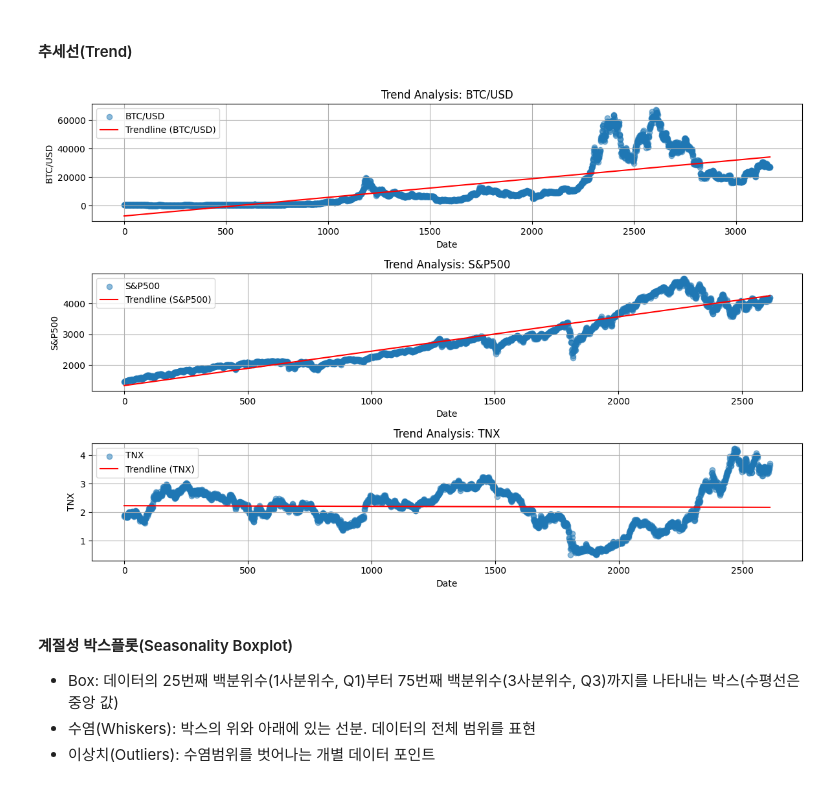
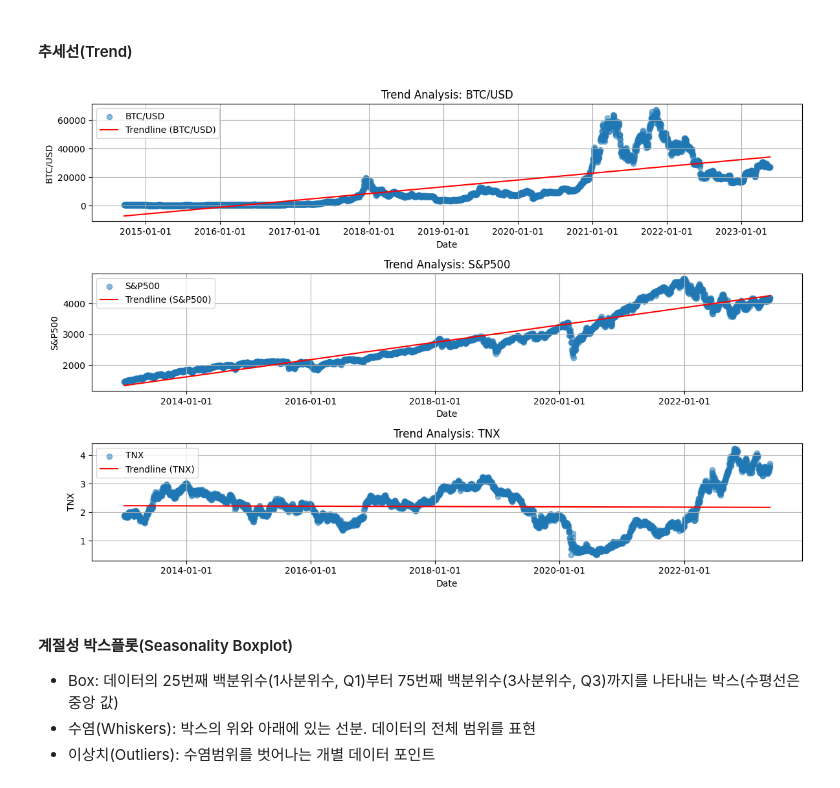
Before and after one commit to young1ll/time-series-da, a Jupyter notebook: upbitAnalyzer_data_analysis_report.ipynb, the cells around one changed output. Cells and saved outputs as stored; diff of their text form; code cells hidden in the pictures.

```diff
--- a/upbitAnalyzer_data_analysis_report.ipynb
+++ b/upbitAnalyzer_data_analysis_report.ipynb
@@ -221,55 +221,58 @@ plt.show()
 # %%
 import numpy as np
 from sklearn.linear_model import LinearRegression
-
-# 선형 회귀 분석을 위해 날짜를 숫자형으로 변환
-x = np.arange(len(btc_usd_df.index)).reshape(-1, 1)
+import matplotlib.dates as mdates
 
 # 서브플롯 설정
 fig, axs = plt.subplots(3, 1, figsize=(12, 8))
+# x = np.arange(len(btc_usd_df.index)).reshape(-1, 1)
 
 # BTC/USD 추세 시각화
-axs[0].scatter(x, btc_usd_df['Adj Close'], label='BTC/USD', alpha=0.5)
-model = LinearRegression()
-model.fit(x, btc_usd_df['Adj Close'])
-y_pred = model.predict(x)
-axs[0].plot(x, y_pred, color='red', label='Trendline (BTC/USD)')
+axs[0].scatter(btc_usd_df.index, btc_usd_df['Adj Close'], label='BTC/USD', alpha=0.5)
+x_btc = np.arange(len(btc_usd_df.index)).reshape(-1, 1)
+model_btc = LinearRegression()
+model_btc.fit(x_btc, btc_usd_df['Adj Close'])
+y_pred_btc = model_btc.predict(x_btc)
+axs[0].plot(btc_usd_df.index, y_pred_btc, color='red', label='Trendline (BTC/USD)')
 axs[0].set_xlabel('Date')
 axs[0].set_ylabel('BTC/USD')
 axs[0].set_title('Trend Analysis: BTC/USD')
+axs[0].xaxis.set_major_formatter(mdates.DateFormatter('%Y-%m-%d'))  # x 축의 날짜 형식 지정
 axs[0].legend()
 axs[0].grid(True)
 
 # S&P500 추세 시각화
-x = np.arange(len(snp500_df.index)).reshape(-1, 1)
-axs[1].scatter(x, snp500_df['Adj Close'], label='S&P500', alpha=0.5)
-model = LinearRegression()
-model.fit(x, snp500_df['Adj Close'])
-y_pred = model.predict(x)
-axs[1].plot(x, y_pred, color='red', label='Trendline (S&P500)')
+axs[1].scatter(snp500_df.index, snp500_df['Adj Close'], label='S&P500', alpha=0.5)
+x_snp = np.arange(len(snp500_df.index)).reshape(-1, 1)
+model_snp = LinearRegression()
+model_snp.fit(x_snp, snp500_df['Adj Close'])
+y_pred_snp = model_snp.predict(x_snp)
+axs[1].plot(snp500_df.index, y_pred_snp, color='red', label='Trendline (S&P500)')
 axs[1].set_xlabel('Date')
 axs[1].set_ylabel('S&P500')
 axs[1].set_title('Trend Analysis: S&P500')
+axs[1].xaxis.set_major_formatter(mdates.DateFormatter('%Y-%m-%d'))  # x 축의 날짜 형식 지정
 axs[1].legend()
 axs[1].grid(True)
 
 # TNX 추세 시각화
-x = np.arange(len(tnx_df.index)).reshape(-1, 1)
-axs[2].scatter(x, tnx_df['Adj Close'], label='TNX', alpha=0.5)
-model = LinearRegression()
-model.fit(x, tnx_df['Adj Close'])
-y_pred = model.predict(x)
-axs[2].plot(x, y_pred, color='red', label='Trendline (TNX)')
+axs[2].scatter(tnx_df.index, tnx_df['Adj Close'], label='TNX', alpha=0.5)
+x_tnx = np.arange(len(tnx_df.index)).reshape(-1, 1)
+model_tnx = LinearRegression()
+model_tnx.fit(x_tnx, tnx_df['Adj Close'])
+y_pred_tnx = model_tnx.predict(x_tnx)
+axs[2].plot(tnx_df.index, y_pred_tnx, color='red', label='Trendline (TNX)')
 axs[2].set_xlabel('Date')
 axs[2].set_ylabel('TNX')
 axs[2].set_title('Trend Analysis: TNX')
+axs[2].xaxis.set_major_formatter(mdates.DateFormatter('%Y-%m-%d'))  # x 축의 날짜 형식 지정
 axs[2].legend()
 axs[2].grid(True)
 
 plt.tight_layout()
 plt.show()
 # %% [output]
-[figure, old version]
+[figure, new version]
 # %% [markdown]
 #### 계절성 박스플롯(Seasonality Boxplot)
 - Box: 데이터의 25번째 백분위수(1사분위수, Q1)부터 75번째 백분위수(3사분위수, Q3)까지를 나타내는 박스(수평선은 중앙 값)
```
Also changed, not shown: parts of 25 cells of this notebook.
